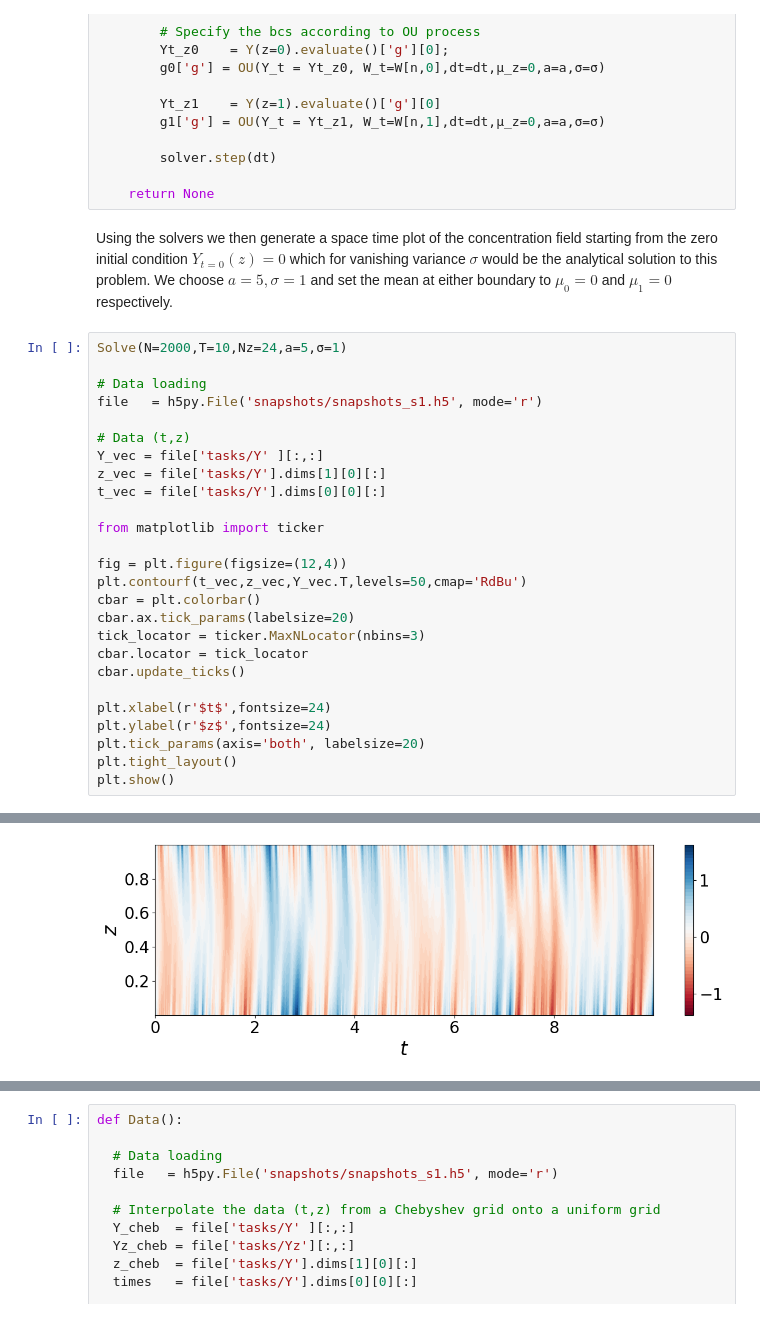
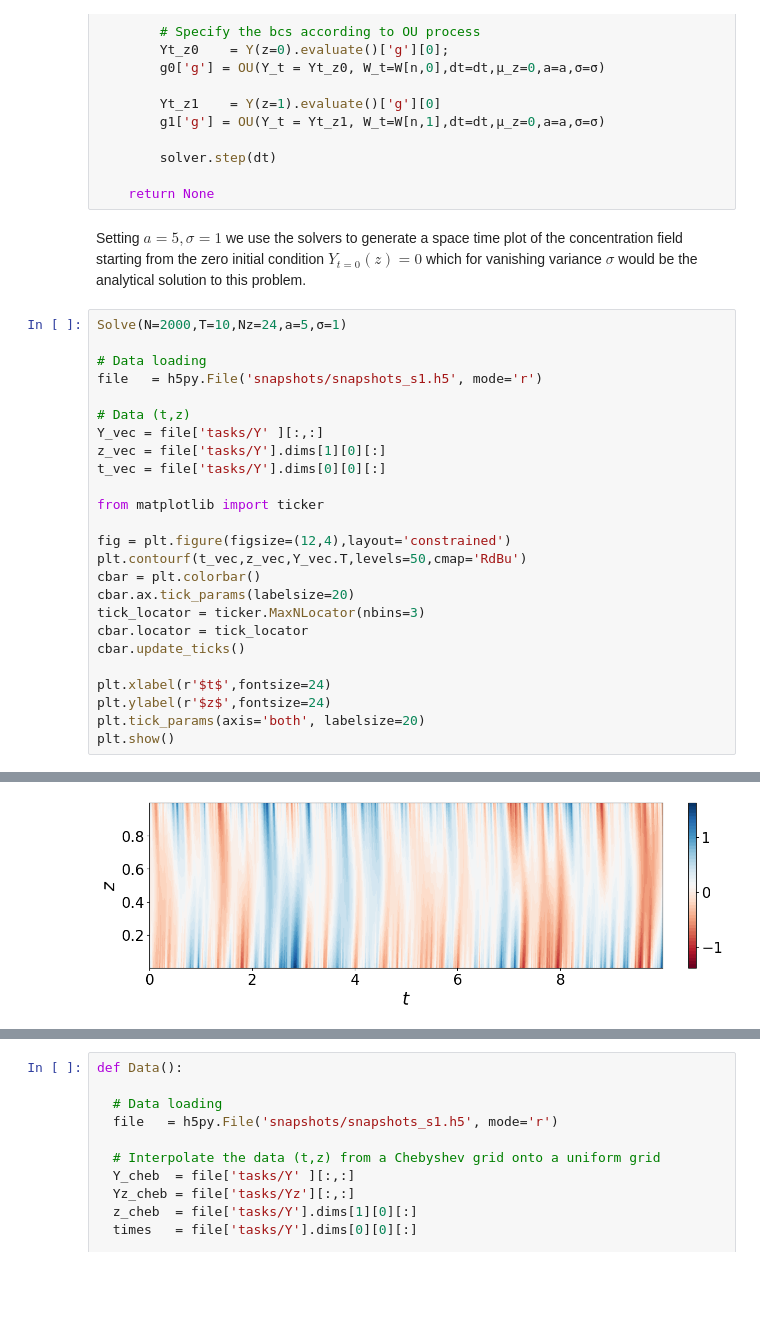
Before and after one commit to D-stratify/Theory, a Jupyter notebook: Diffusion/Diffusion_1D_Stochastic_BCS.ipynb, the cells around one changed output, grey strips where cells are left out. Drawn from its saved outputs; the diff is of its cells as text; blank space fills up the shorter version.

```diff
--- a/Diffusion/Diffusion_1D_Stochastic_BCS.ipynb
+++ b/Diffusion/Diffusion_1D_Stochastic_BCS.ipynb
@@ -157,7 +156,7 @@ def Solve(N=1000,T=1,Nz=24,a=5,σ=1,W=None):
 
     return None
 # %% [markdown]
-Using the solvers we then generate a space time plot of the concentration field starting from the zero initial condition $Y_{t=0}(z) = 0$ which for vanishing variance $\sigma$ would be the analytical solution to this problem. We choose $a=5,\sigma=1$ and set the mean at either boundary to $\mu_0=0$ and $\mu_1=0$ respectively.
+Setting $a=5,\sigma=1$ we use the solvers to generate a space time plot of the concentration field starting from the zero initial condition $Y_{t=0}(z) = 0$ which for vanishing variance $\sigma$ would be the analytical solution to this problem.
 # %%
 Solve(N=2000,T=10,Nz=24,a=5,σ=1)
 
@@ -171,7 +170,7 @@ t_vec = file['tasks/Y'].dims[0][0][:]
 
 from matplotlib import ticker
 
-fig = plt.figure(figsize=(12,4))
+fig = plt.figure(figsize=(12,4),layout='constrained')
 plt.contourf(t_vec,z_vec,Y_vec.T,levels=50,cmap='RdBu')
 cbar = plt.colorbar()
 cbar.ax.tick_params(labelsize=20)
@@ -182,6 +181,5 @@ cbar.update_ticks()
 plt.xlabel(r'$t$',fontsize=24)
 plt.ylabel(r'$z$',fontsize=24)
 plt.tick_params(axis='both', labelsize=20)
-plt.tight_layout()
 plt.show()
 # %% [output]
@@ -188,4 +189,4 @@ plt.show()
-[figure, old version]
+[figure, new version]
 # %% [markdown]
 The forward Kolmogorov equation describing the *global scalar concentration* is given by
 \begin{equation}
```
Also changed, not shown: parts of 17 cells of this notebook, 4 other files.
